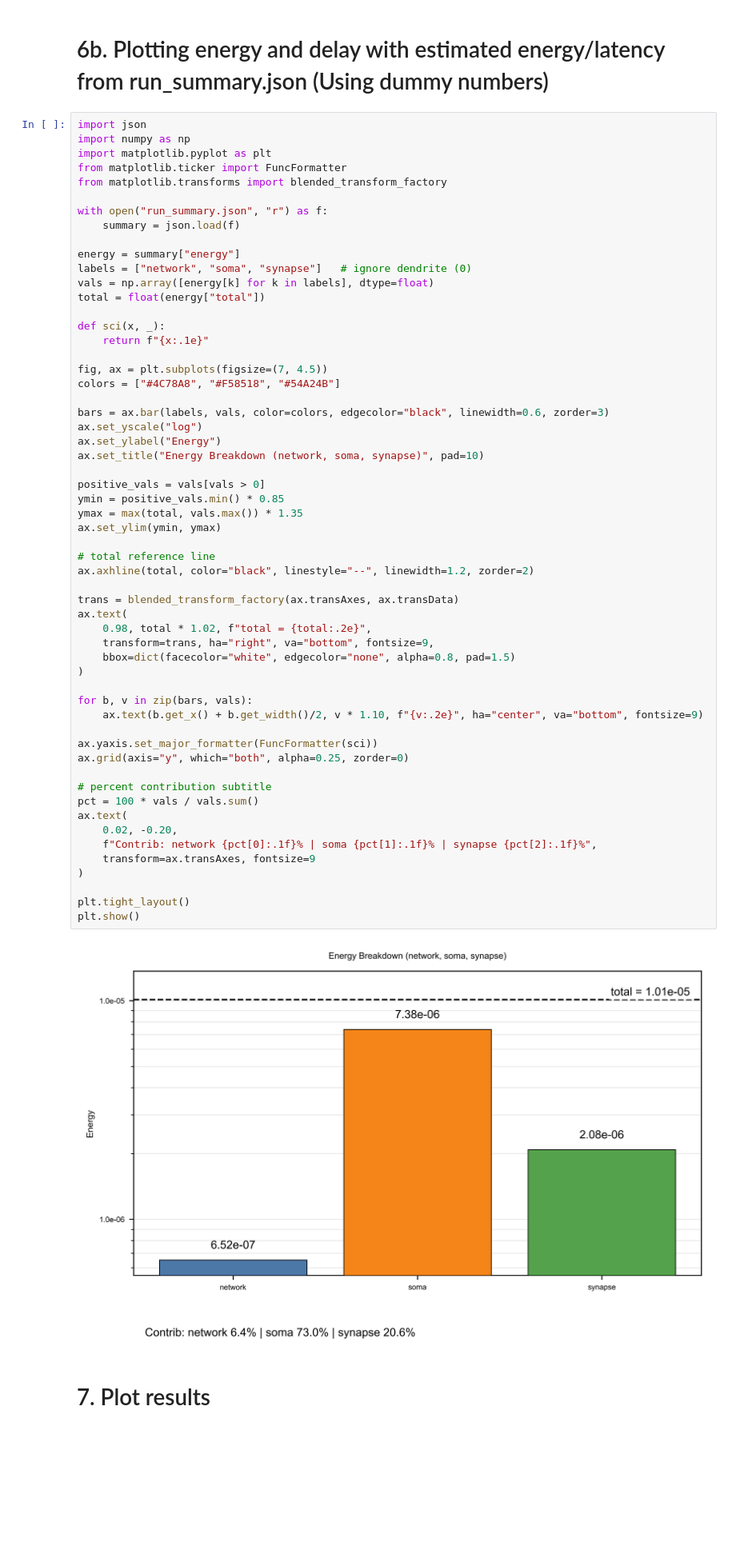
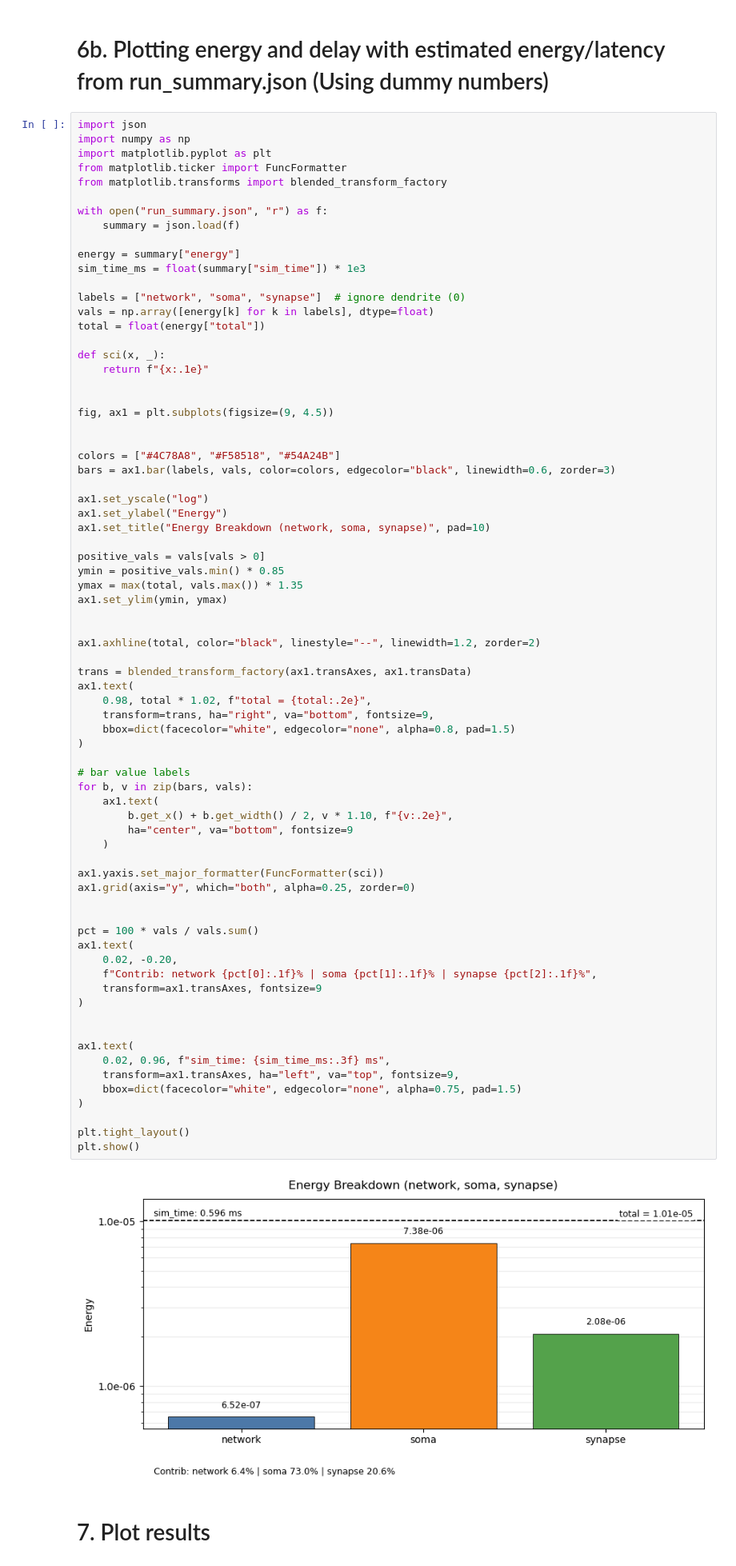
Before and after one commit to kameron-gano/Fugu_dev, a Jupyter notebook: fugu/nscale_flow/flow.ipynb, the cells around one changed output. Shown at 80% size. Cells and saved outputs as stored; diff of their text form; blank space fills up the shorter version.

Commit message:
Included sim_time in plot

```diff
--- a/fugu/nscale_flow/flow.ipynb
+++ b/fugu/nscale_flow/flow.ipynb
@@ -250,54 +250,70 @@ with open("run_summary.json", "r") as f:
     summary = json.load(f)
 
 energy = summary["energy"]
-labels = ["network", "soma", "synapse"]   # ignore dendrite (0)
+sim_time_ms = float(summary["sim_time"]) * 1e3
+
+labels = ["network", "soma", "synapse"]  # ignore dendrite (0)
 vals = np.array([energy[k] for k in labels], dtype=float)
 total = float(energy["total"])
 
 def sci(x, _):
     return f"{x:.1e}"
 
-fig, ax = plt.subplots(figsize=(7, 4.5))
+
+fig, ax1 = plt.subplots(figsize=(9, 4.5))
+
+
 colors = ["#4C78A8", "#F58518", "#54A24B"]
+bars = ax1.bar(labels, vals, color=colors, edgecolor="black", linewidth=0.6, zorder=3)
 
-bars = ax.bar(labels, vals, color=colors, edgecolor="black", linewidth=0.6, zorder=3)
-ax.set_yscale("log")
-ax.set_ylabel("Energy")
-ax.set_title("Energy Breakdown (network, soma, synapse)", pad=10)
+ax1.set_yscale("log")
+ax1.set_ylabel("Energy")
+ax1.set_title("Energy Breakdown (network, soma, synapse)", pad=10)
 
 positive_vals = vals[vals > 0]
 ymin = positive_vals.min() * 0.85
 ymax = max(total, vals.max()) * 1.35
-ax.set_ylim(ymin, ymax)
+ax1.set_ylim(ymin, ymax)
 
-# total reference line
-ax.axhline(total, color="black", linestyle="--", linewidth=1.2, zorder=2)
 
-trans = blended_transform_factory(ax.transAxes, ax.transData)
-ax.text(
+ax1.axhline(total, color="black", linestyle="--", linewidth=1.2, zorder=2)
+
+trans = blended_transform_factory(ax1.transAxes, ax1.transData)
+ax1.text(
     0.98, total * 1.02, f"total = {total:.2e}",
     transform=trans, ha="right", va="bottom", fontsize=9,
     bbox=dict(facecolor="white", edgecolor="none", alpha=0.8, pad=1.5)
 )
 
+# bar value labels
 for b, v in zip(bars, vals):
-    ax.text(b.get_x() + b.get_width()/2, v * 1.10, f"{v:.2e}", ha="center", va="bottom", fontsize=9)
+    ax1.text(
+        b.get_x() + b.get_width() / 2, v * 1.10, f"{v:.2e}",
+        ha="center", va="bottom", fontsize=9
+    )
 
-ax.yaxis.set_major_formatter(FuncFormatter(sci))
-ax.grid(axis="y", which="both", alpha=0.25, zorder=0)
+ax1.yaxis.set_major_formatter(FuncFormatter(sci))
+ax1.grid(axis="y", which="both", alpha=0.25, zorder=0)
 
-# percent contribution subtitle
+
 pct = 100 * vals / vals.sum()
-ax.text(
+ax1.text(
     0.02, -0.20,
     f"Contrib: network {pct[0]:.1f}% | soma {pct[1]:.1f}% | synapse {pct[2]:.1f}%",
-    transform=ax.transAxes, fontsize=9
+    transform=ax1.transAxes, fontsize=9
+)
+
+
+ax1.text(
+    0.02, 0.96, f"sim_time: {sim_time_ms:.3f} ms",
+    transform=ax1.transAxes, ha="left", va="top", fontsize=9,
+    bbox=dict(facecolor="white", edgecolor="none", alpha=0.75, pad=1.5)
 )
 
 plt.tight_layout()
 plt.show()
 # %% [output]
-[figure, old version]
+[figure, new version]
 # %% [markdown]
 # 7. Plot results
 # %%
```
